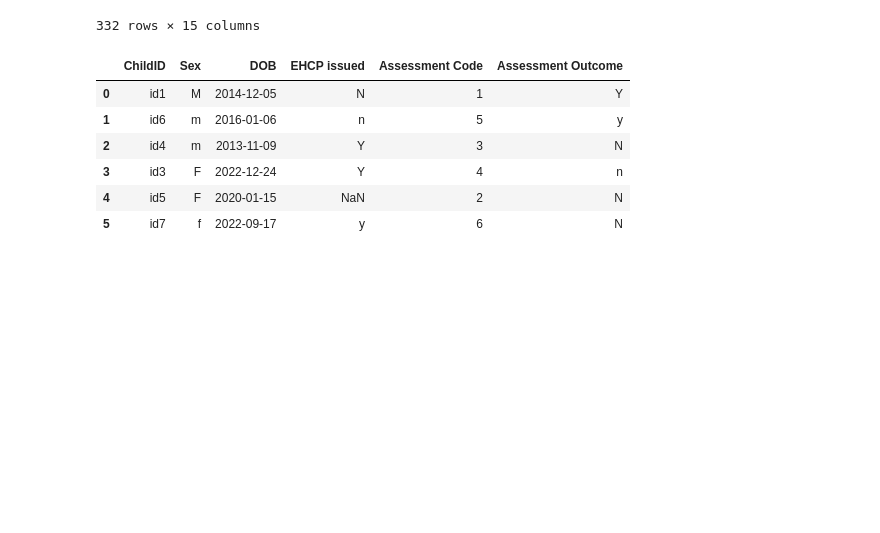
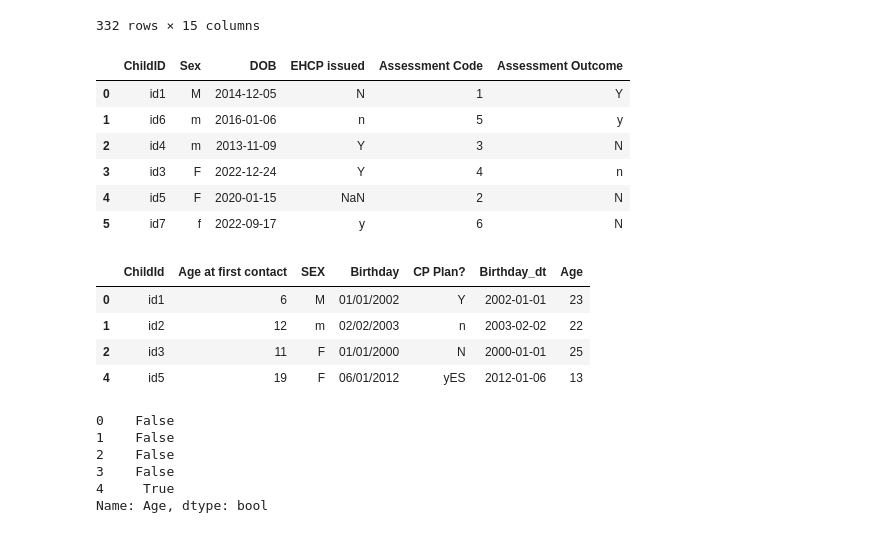
Before and after one commit to mcintosha317-hub/python-learning-repo, a Jupyter notebook: python_tutorial_code/session_4.ipynb, the cells around one changed output. Drawn from its saved outputs; the diff is of its cells as text; code cells hidden in the pictures; blank space fills up the shorter version.

```diff
--- a/python_tutorial_code/session_4.ipynb
+++ b/python_tutorial_code/session_4.ipynb
@@ -312,6 +312,55 @@ df
 | 3 | id3 | F | 2022-12-24 | Y | 4 | n |
 | 4 | id5 | F | 2020-01-15 | NaN | 2 | N |
 | 5 | id7 | f | 2022-09-17 | y | 6 | N |
+# %%
+#child under 5
+child_info
+
+under_5_cond = child_info['Age'] < 5
+
+#under_5_cond
+
+under_5_df = child_info[under_5_cond]
+
+#under_5_df
+
+ages_5_and_under_cond = child_info['Age'] <= 5
+
+ages_5_and_under = child_info[ages_5_and_under_cond]
+
+#ages_5_and_under
+
+#~ (not)
+
+over_5_df = child_info[~ages_5_and_under_cond]
+
+over_5_df
+# %% [output]
+|  | ChildId | Age at first contact | SEX | Birthday | CP Plan? | Birthday_dt | Age |
+| 0 | id1 | 6 | M | 01/01/2002 | Y | 2002-01-01 | 23 |
+| 1 | id2 | 12 | m | 02/02/2003 | n | 2003-02-02 | 22 |
+| 2 | id3 | 11 | F | 01/01/2000 | N | 2000-01-01 | 25 |
+| 4 | id5 | 19 | F | 06/01/2012 | yES | 2012-01-06 | 13 |
+# %%
+#| or, & and
+
+over_5 = child_info['Age'] >= 5
+under_20 = child_info['Age'] < 20
+
+#print(over_5)
+#print(under_20)
+
+condition = over_5 & under_20
+print(condition)
+
+between_5_20
+# %% [output]
+0    False
+1    False
+2    False
+3    False
+4     True
+Name: Age, dtype: bool
 # %%
 > # greater than
 < # less than
```
Also changed, not shown: parts of 1 cell of this notebook.
